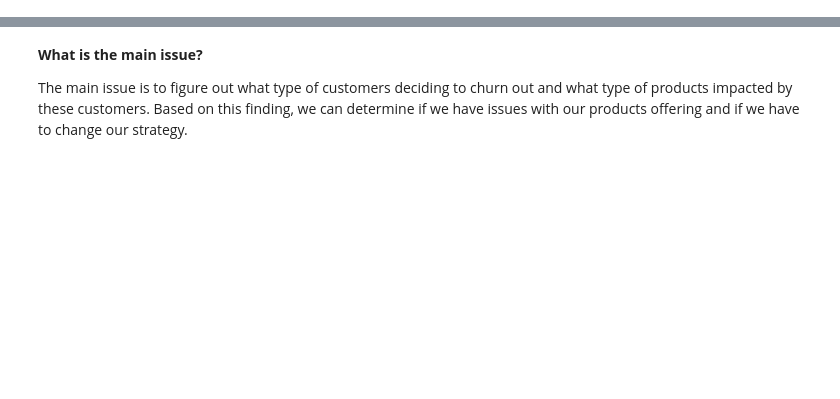
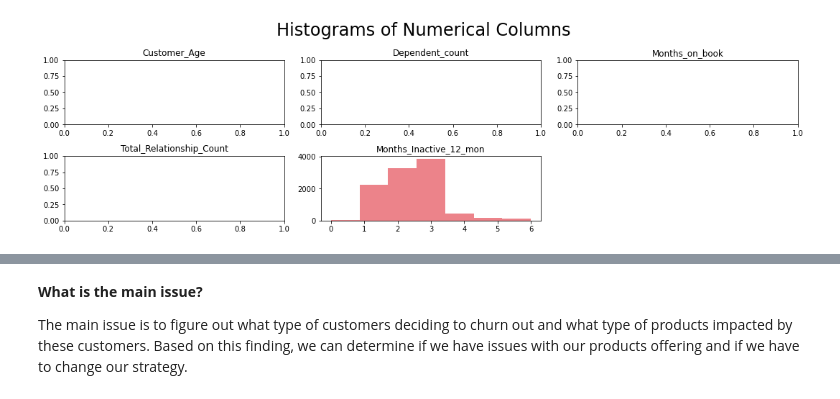
Before and after one commit to RonnyCh/mydsbook, a Jupyter notebook: Customer Churn From Kaggle.ipynb, the cells around one changed output, grey strips where cells are left out. Cells and saved outputs as stored; diff of their text form; code cells hidden in the pictures; blank space fills up the shorter version.

```diff
--- a/Customer Churn From Kaggle.ipynb
+++ b/Customer Churn From Kaggle.ipynb
@@ -15,0 +189,20 @@ df = pd.read_csv('BankChurners.csv')
+# %%
+dataset2 = dataset[['Customer_Age','Dependent_count','Months_on_book','Total_Relationship_Count',
+                   'Months_Inactive_12_mon']]
+#Histogram:
+
+fig = plt.figure(figsize=(15, 12))
+plt.suptitle('Histograms of Numerical Columns\n',horizontalalignment="center",fontstyle = "normal", fontsize = 24, fontfamily = "sans-serif")
+for i in range(dataset2.shape[1]):
+    plt.subplot(6, 3, i + 1)
+    f = plt.gca()
+    f.set_title(dataset2.columns.values[i])
+
+    vals = np.size(dataset2.iloc[:, i].unique())
+    if vals >= 100:
+        vals = 100
+
+plt.hist(dataset2.iloc[:, i], bins=vals, color = '#ec838a')
+plt.tight_layout(rect=[0, 0.03, 1, 0.95])
+# %% [output]
+[figure, added]
```
Also changed, not shown: parts of 24 cells of this notebook.
